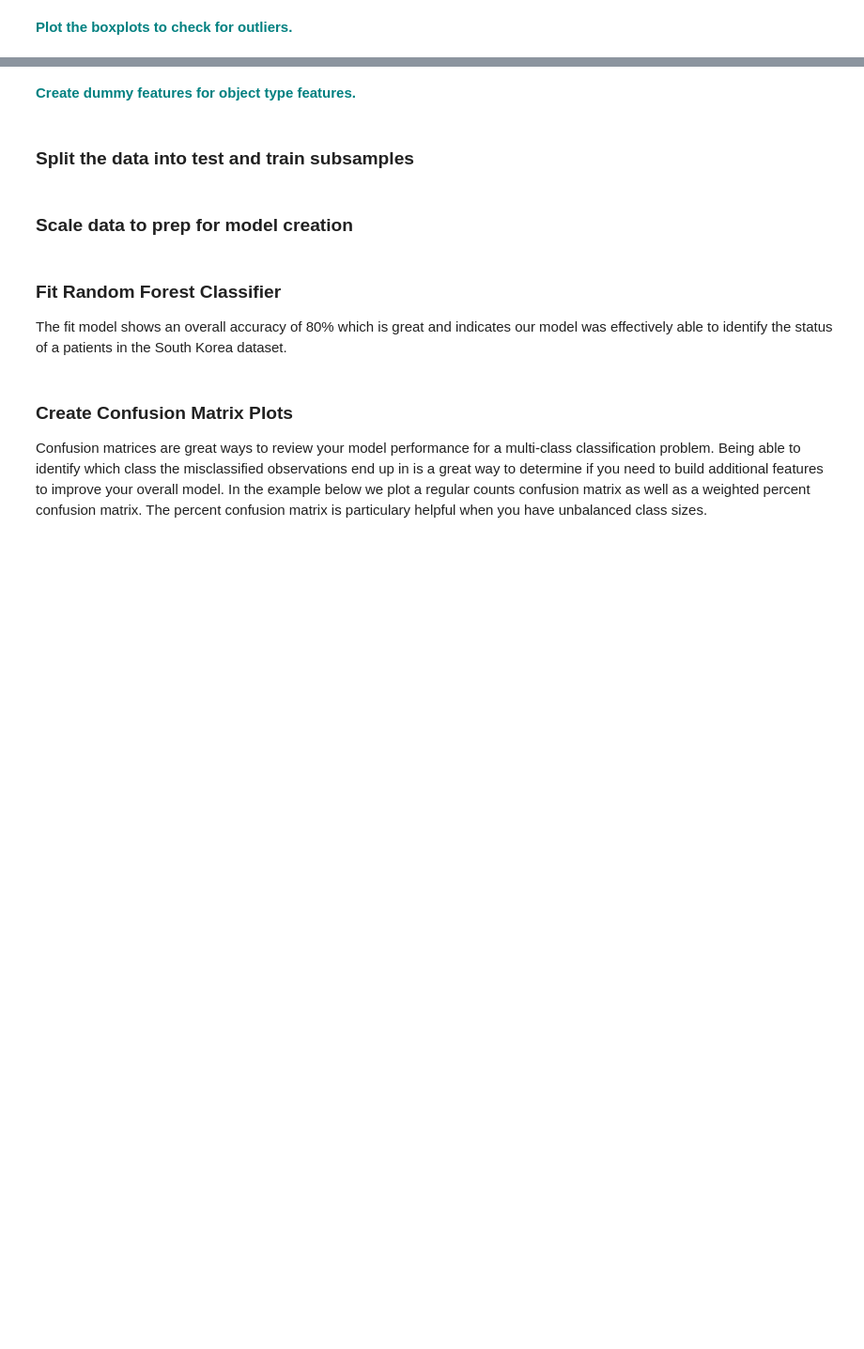
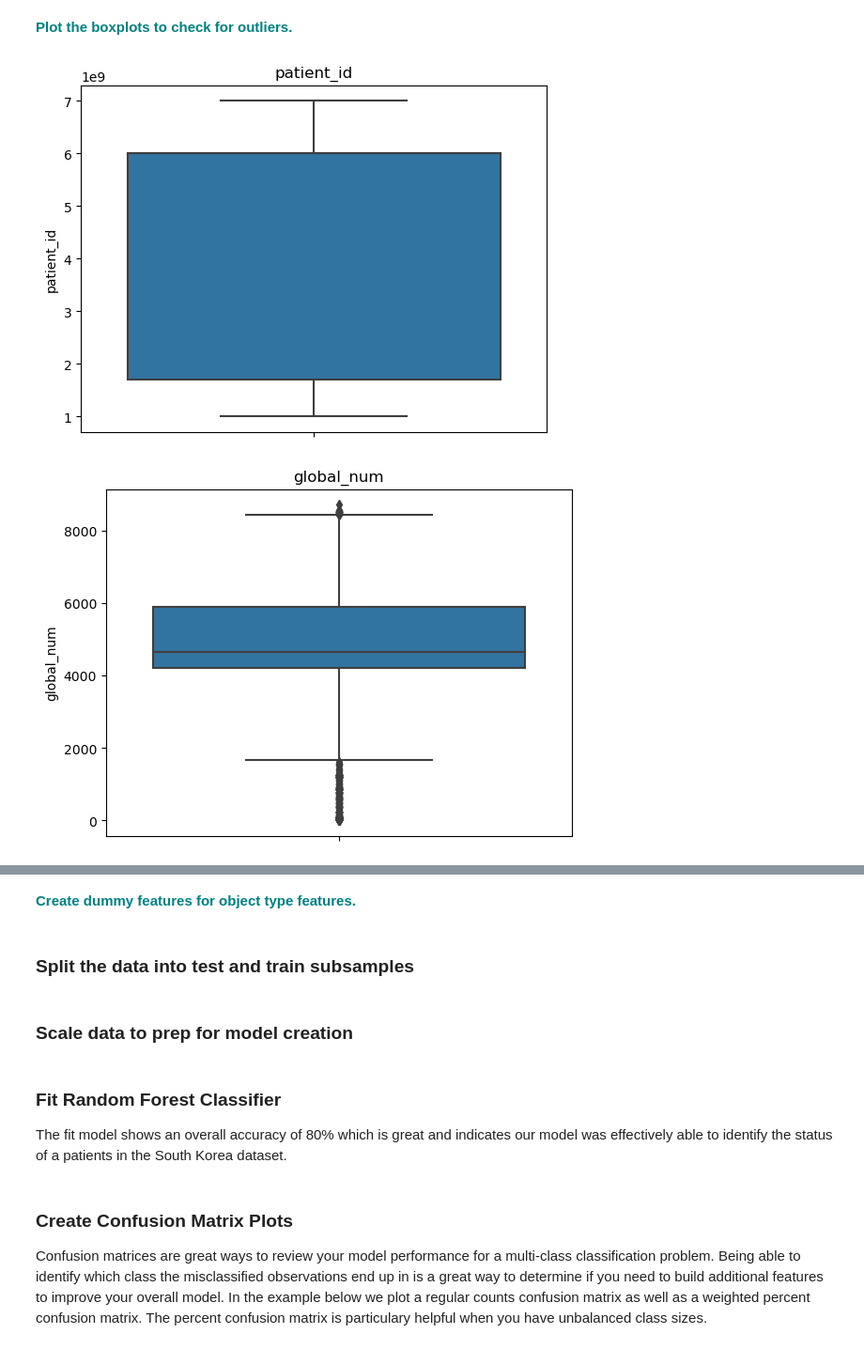
Before and after one commit to BrettlyCD/random-forest, a Jupyter notebook: RandomForest_casestudy_covid19.ipynb, the cells around one changed output, grey strips where cells are left out. Shown at 94% size. Cells and saved outputs as stored; diff of their text form; code cells hidden in the pictures; blank space fills up the shorter version.

```diff
--- a/RandomForest_casestudy_covid19.ipynb
+++ b/RandomForest_casestudy_covid19.ipynb
@@ -416,2 +430,12 @@ vn
 # %% [markdown]
 **<font color='teal'> Plot the boxplots to check for outliers. </font>**
+# %%
+#loop through columns and plot box for each feature with numerical dtype
+
+for col in list(df.select_dtypes(include=['int64','float64']).columns):
+    sns.boxplot(y=col, data=df)
+    plt.title(col)
+    plt.show()
+# %% [output]
+[figure, added]
+[figure, added]
```
Also changed, not shown: parts of 2 cells of this notebook.
